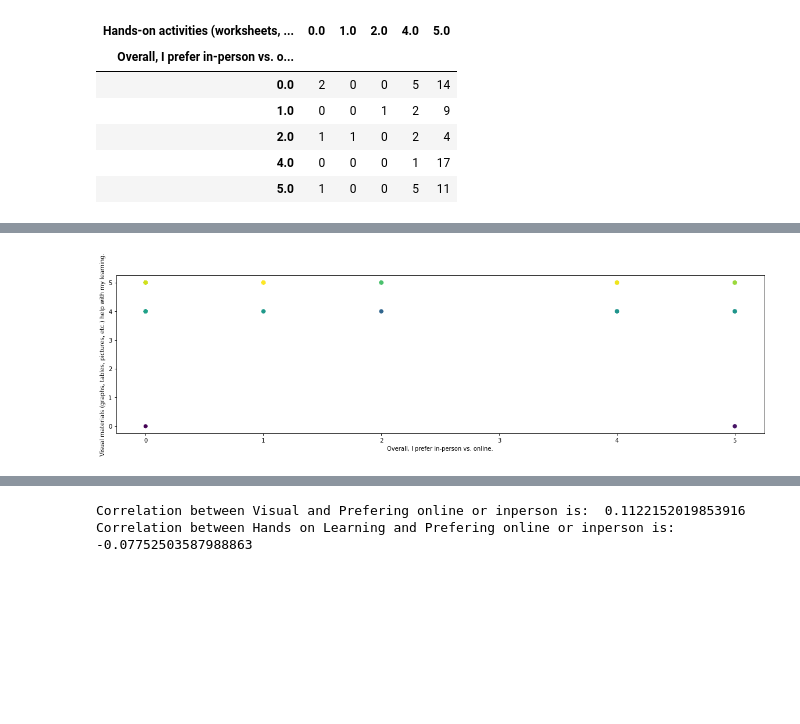
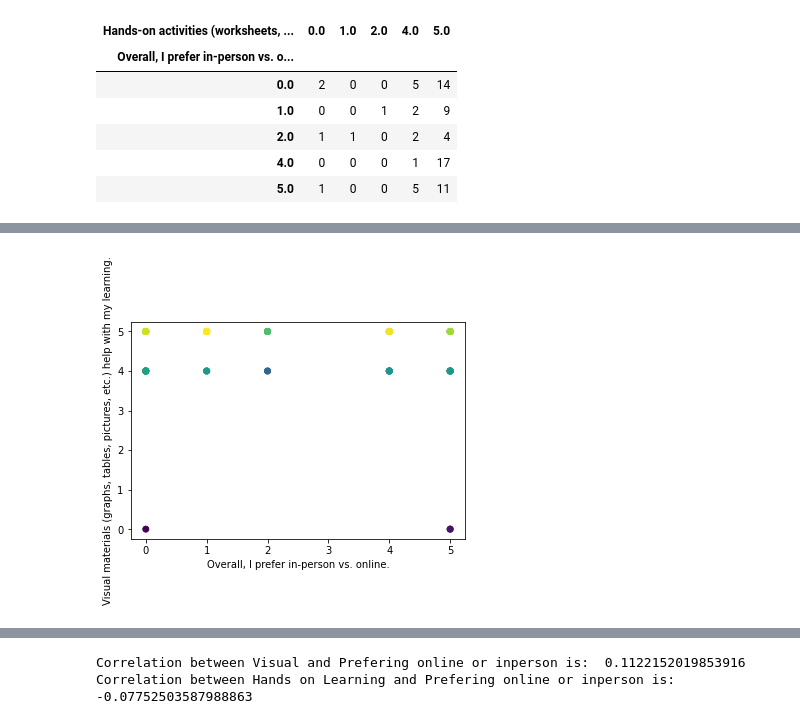
Before and after one commit to rgiron1/CS-105_miniproject, a Jupyter notebook: MiniProject.ipynb, the cells around one changed output, grey strips where cells are left out. Saved outputs shown, nothing was run; the diff lists cells and outputs as text; code cells hidden in the pictures; blank space fills up the shorter version.

```diff
--- a/MiniProject.ipynb
+++ b/MiniProject.ipynb
@@ -102,15 +104,12 @@ HandsOnCrosstab
 # %%
-# df[["Visual materials (graphs, tables, pictures, etc.) help with my learning.", "Overall, I prefer in-person vs. online."]].plot.hist(alpha=0.4,range=[0,5])
-# df[["Hands-on activities (worksheets, in-person labs, class assignments) help with my learning.", "Overall, I prefer in-person vs. online."]].plot.hist(alpha=0.4,range=[0,5])
-# df[["Verbal activities (discussions, reading aloud, etc.) help with my learning.", "Overall, I prefer in-person vs. online."]].plot.hist(alpha=0.4,range=[0,5])
 import matplotlib.pyplot as plt
 from scipy.stats import gaussian_kde
-xy = np.vstack([unChangedDf["Overall, I prefer in-person vs. online."],unChangedDf["Visual materials (graphs, tables, pictures, etc.) help with my learning."]])
+xy = np.vstack([df["Overall, I prefer in-person vs. online."],df["Visual materials (graphs, tables, pictures, etc.) help with my learning."]])
 z = gaussian_kde(xy)(xy)
-plt.scatter(x=unChangedDf["Overall, I prefer in-person vs. online."],y=unChangedDf["Visual materials (graphs, tables, pictures, etc.) help with my learning."],c=z) #the darker the color the less plots there are, the lighter the color the more plots there are
+plt.scatter(x=df["Overall, I prefer in-person vs. online."],y=df["Visual materials (graphs, tables, pictures, etc.) help with my learning."],c=z)
 plt.ylabel("Visual materials (graphs, tables, pictures, etc.) help with my learning.")
 plt.xlabel("Overall, I prefer in-person vs. online.")
 plt.show()
 # %% [output]
-[figure, old version]
+[figure, new version]
 # %%
```
Also changed, not shown: parts of 14 cells of this notebook.
